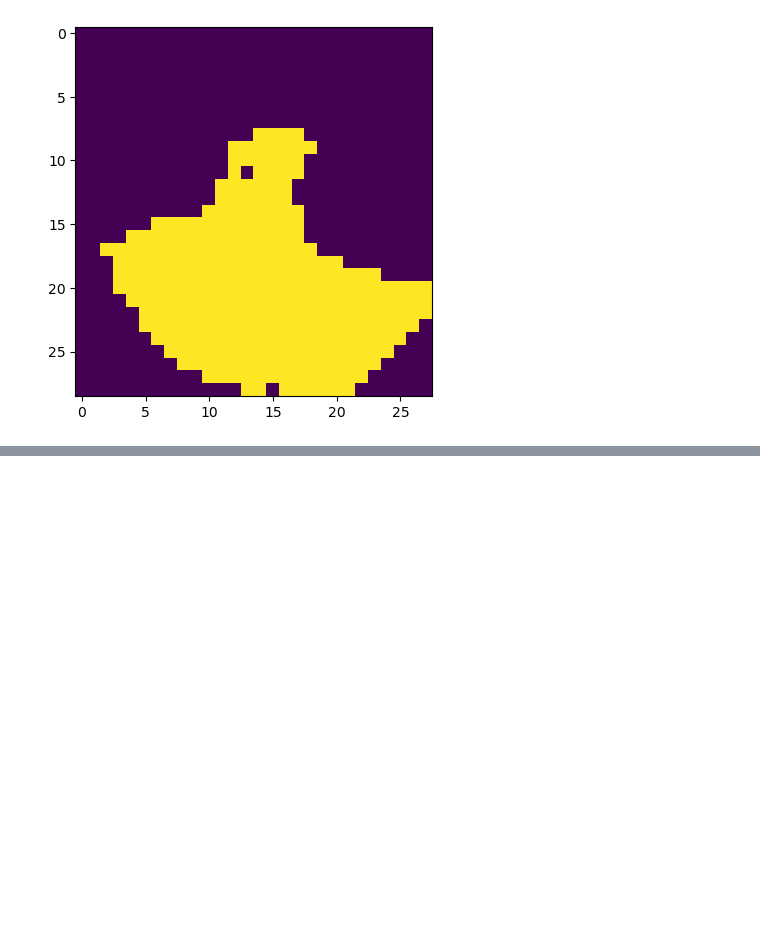
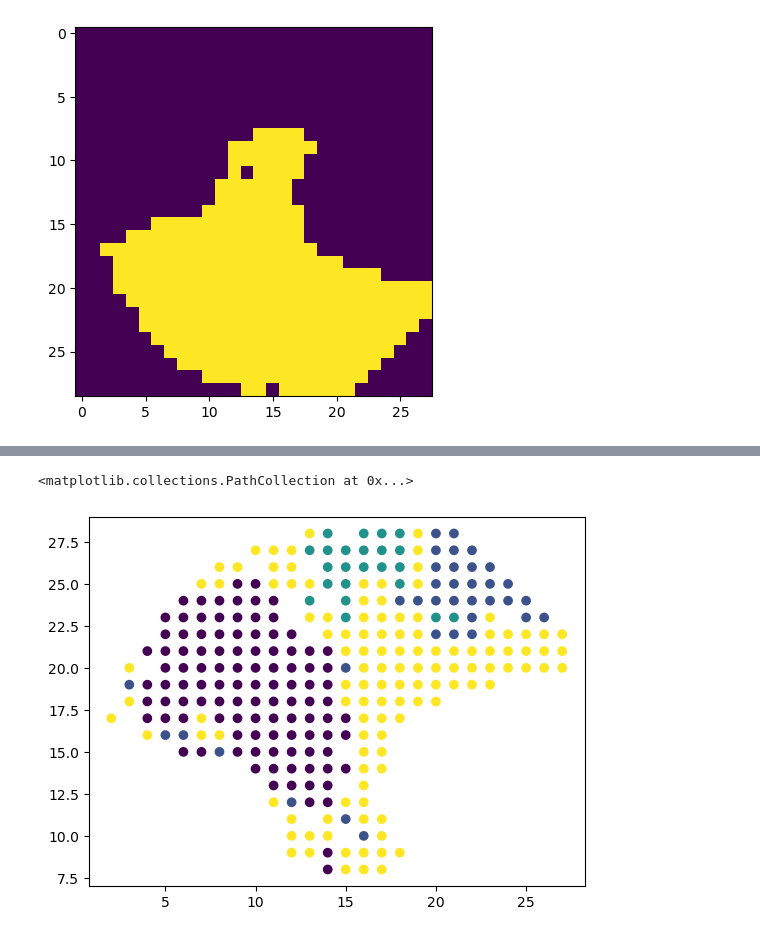
Before and after one commit to Noman1705088/ScribbleDom, a Jupyter notebook: Utils/melanoma_data_generation.ipynb, the cells around one changed output, grey strips where cells are left out. Cells and saved outputs as stored; diff of their text form; code cells hidden in the pictures; blank space fills up the shorter version.

```diff
--- a/Utils/melanoma_data_generation.ipynb
+++ b/Utils/melanoma_data_generation.ipynb
@@ -218,0 +272,20 @@ print(max(y_pixels),max(x_pixels))
+# %%
+manual_annotation = pd.read_csv(manual_annotation_file_csv)
+manual_annotation.set_index("Unnamed: 0",inplace=True)
+# %%
+
+x_pixels = []
+y_pixels = []
+clusters = []
+for spot in manual_annotation.index.values:
+    if spot != 'gene':
+        y_pixels.append(int(spot.split('x')[0])+1)
+        x_pixels.append(int(spot.split('x')[1])-1)
+        if manual_annotation.loc[spot,'label'] != None:
+            clusters.append(manual_annotation.loc[spot,'label'])
+        else:
+            clusters.append(255)
+plt.scatter(x_pixels, y_pixels,c=clusters)
+# %% [output]
+<matplotlib.collections.PathCollection at 0x...>
+[figure, added]
```
Also changed, not shown: parts of 14 cells of this notebook, 21 other files.
